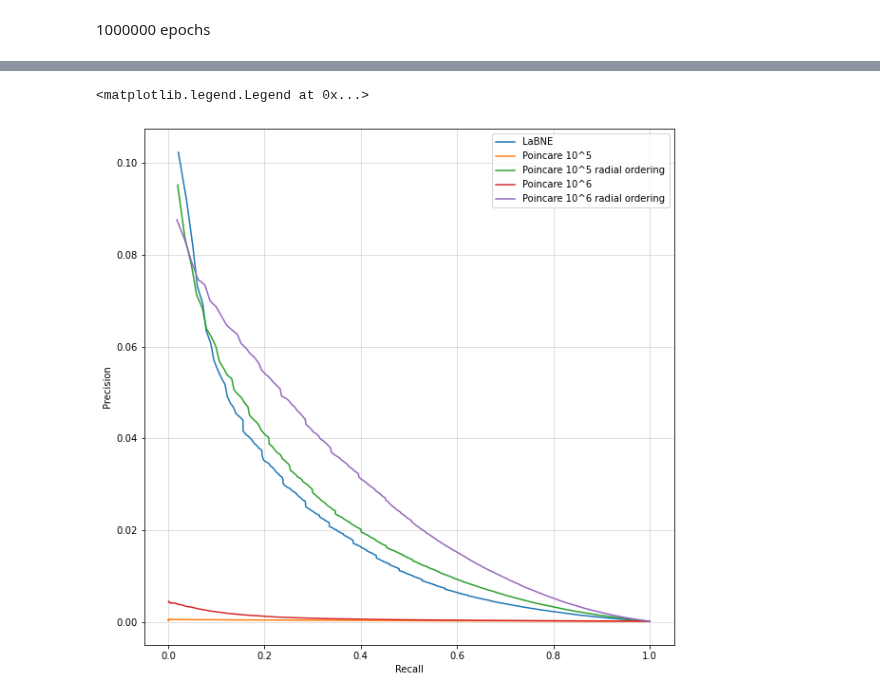
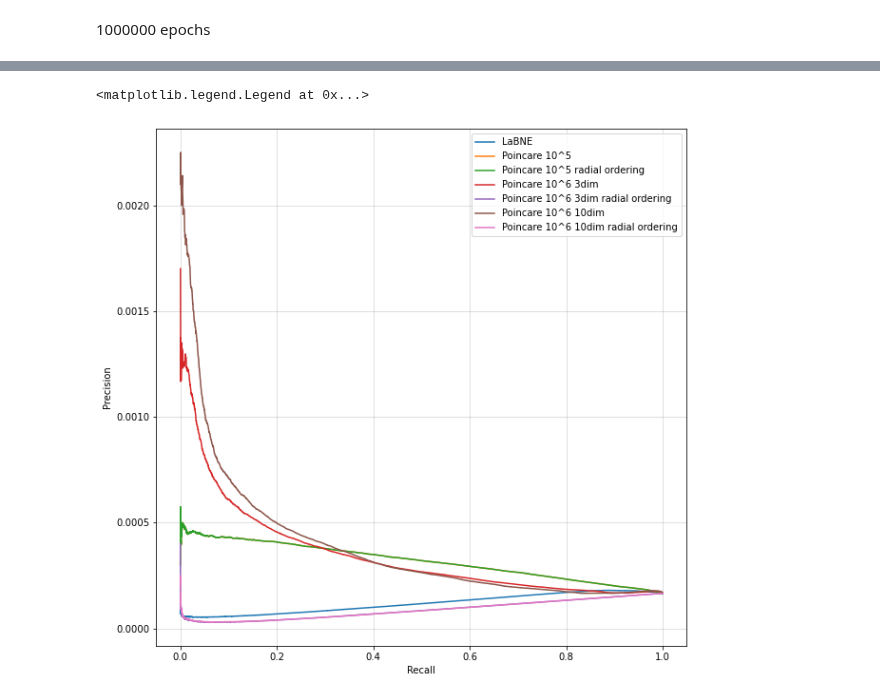
Before and after one commit to martinfama/LPGNN, a Jupyter notebook: ASI.ipynb, the cells around one changed output, grey strips where cells are left out. Saved outputs shown, nothing was run; the diff lists cells and outputs as text; code cells hidden in the pictures.

```diff
--- a/ASI.ipynb
+++ b/ASI.ipynb
@@ -48,10 +63,17 @@ N° of test edges:  48,119
 # %% [markdown]
 ### Generate LaBNE ASI network. Then, get precision and recall curve by calculating the distance matrix between all nodes.
 # %%
-ASI_LaBNE = LPGNN.labne.generateLaBNE(ASI, edge_index='edge_index', normalize_radius=False)
-ASI_R_LaBNE, ASI_P_LaBNE = LPGNN.LinkPrediction.precision_recall_score_file(ASI_LaBNE, position_name='LaBNE_node_polar_positions', filename='data/Distance_Lists/ASI/ASI_LaBNE', chunk_size=200000, skip_file_prep=False, step_size=10000)
+ASI_LaBNE = LPGNN.labne.generateLaBNE(ASI, edge_index='edge_index', normalize_radius=0.9)
+ASI_R_LaBNE_poincare, ASI_P_LaBNE_poincare = LPGNN.LinkPrediction.precision_recall_score_file(ASI_LaBNE, position_name='LaBNE_node_positions', filename='data/Distance_Lists/ASI/ASI_LaBNE', chunk_size=200000, skip_file_prep=False, step_size=10000, dist='poincare')
 os.remove('data/Distance_Lists/ASI/ASI_LaBNE')
 os.remove('data/Distance_Lists/ASI/ASI_LaBNE_sorted')
+ASI_R_LaBNE_hyp_norm, ASI_P_LaBNE_hyp_norm = LPGNN.LinkPrediction.precision_recall_score_file(ASI_LaBNE, position_name='LaBNE_node_polar_positions', filename='data/Distance_Lists/ASI/ASI_LaBNE', chunk_size=200000, skip_file_prep=False, step_size=10000, dist='hyp')
+os.remove('data/Distance_Lists/ASI/ASI_LaBNE')
+os.remove('data/Distance_Lists/ASI/ASI_LaBNE_sorted')
+ASI_LaBNE = LPGNN.labne.generateLaBNE(ASI, edge_index='edge_index', normalize_radius=False)
+ASI_R_LaBNE_hyp_nonorm, ASI_P_LaBNE_hyp_nonorm = LPGNN.LinkPrediction.precision_recall_score_file(ASI_LaBNE, position_name='LaBNE_node_polar_positions', filename='data/Distance_Lists/ASI/ASI_LaBNE', chunk_size=200000, skip_file_prep=False, step_size=10000, dist='hyp')
+os.remove('data/Distance_Lists/ASI/ASI_LaBNE')
+os.remove('data/Distance_Lists/ASI/ASI_LaBNE_sorted')
 # %% [output]
 Calculating best minimal value for power law fit
 Generating test mask...
@@ -70,13 +118,13 @@ init_pos = th.stack((r*th.cos(theta), r*th.sin(theta)), dim=1)
 # %% [markdown]
 100000 epochs
 # %%
-ASI_Poincare = LPGNN.poincare_embedding.poincare_embedding(ASI, epochs=100000, init_pos=init_pos)
-ASI_R_Poincare, ASI_P_Poincare = LPGNN.LinkPrediction.precision_recall_score_file(ASI_Poincare, position_name='PoincareEmbedding_node_polar_positions', filename='data/Distance_Lists/ASI/ASI_Poincare', chunk_size=200000, skip_file_prep=False, step_size=10000)
+ASI_Poincare = LPGNN.poincare_embedding.poincare_embedding(ASI, epochs=100000, init_pos=init_pos, normalize_radius=0.9)
+ASI_R_Poincare, ASI_P_Poincare = LPGNN.LinkPrediction.precision_recall_score_file(ASI_Poincare, position_name='PoincareEmbedding_node_positions', filename='data/Distance_Lists/ASI/ASI_Poincare', chunk_size=200000, skip_file_prep=False, step_size=10000)
 os.remove('data/Distance_Lists/ASI/ASI_Poincare')
 os.remove('data/Distance_Lists/ASI/ASI_Poincare_sorted')
 r = LPGNN.labne.radial_ordering(ASI_Poincare)
 ASI_Poincare.PoincareEmbedding_node_polar_positions[:,0] = r
-ASI_R_Poincare_radial_ordering, ASI_P_Poincare_radial_ordering = LPGNN.LinkPrediction.precision_recall_score_file(ASI_Poincare, position_name='PoincareEmbedding_node_polar_positions', filename='data/Distance_Lists/ASI/ASI_Poincare_radial_ordering', chunk_size=200000, skip_file_prep=False, step_size=10000)
+ASI_R_Poincare_radial_ordering, ASI_P_Poincare_radial_ordering = LPGNN.LinkPrediction.precision_recall_score_file(ASI_Poincare, position_name='PoincareEmbedding_node_positions', filename='data/Distance_Lists/ASI/ASI_Poincare_radial_ordering', chunk_size=200000, skip_file_prep=False, step_size=10000)
 os.remove('data/Distance_Lists/ASI/ASI_Poincare_radial_ordering')
 os.remove('data/Distance_Lists/ASI/ASI_Poincare_radial_ordering_sorted')
 # %% [output]
@@ -114,0 +195,10 @@ index: 290170000, R: 1.000, P: 0.000
+# %%
+ASI_Poincare = LPGNN.poincare_embedding.poincare_embedding(ASI, epochs=1000000, init_pos=init_pos, dim=3, normalize_radius=0.9)
+ASI_R_Poincare_3dim, ASI_P_Poincare_3dim = LPGNN.LinkPrediction.precision_recall_score_file(ASI_Poincare, position_name='PoincareEmbedding_node_polar_positions', filename='data/Distance_Lists/ASI/ASI_Poincare', chunk_size=200000, skip_file_prep=False, step_size=10000)
+os.remove('data/Distance_Lists/ASI/ASI_Poincare')
+os.remove('data/Distance_Lists/ASI/ASI_Poincare_sorted')
+r = LPGNN.labne.radial_ordering(ASI_Poincare)
+ASI_Poincare.PoincareEmbedding_node_polar_positions[:,0] = r
+ASI_R_Poincare_radial_ordering_3dim, ASI_P_Poincare_radial_ordering_3dim = LPGNN.LinkPrediction.precision_recall_score_file(ASI_Poincare, position_name='PoincareEmbedding_node_polar_positions', filename='data/Distance_Lists/ASI/ASI_Poincare_radial_ordering', chunk_size=200000, skip_file_prep=False, step_size=10000)
+os.remove('data/Distance_Lists/ASI/ASI_Poincare_radial_ordering')
+os.remove('data/Distance_Lists/ASI/ASI_Poincare_radial_ordering_sorted')
@@ -114,0 +218,10 @@ index: 290170000, R: 1.000, P: 0.000
+# %%
+ASI_Poincare = LPGNN.poincare_embedding.poincare_embedding(ASI, epochs=1000000, init_pos=init_pos, dim=10, normalize_radius=0.9)
+ASI_R_Poincare_10dim, ASI_P_Poincare_10dim = LPGNN.LinkPrediction.precision_recall_score_file(ASI_Poincare, position_name='PoincareEmbedding_node_polar_positions', filename='data/Distance_Lists/ASI/ASI_Poincare', chunk_size=200000, skip_file_prep=False, step_size=10000)
+os.remove('data/Distance_Lists/ASI/ASI_Poincare')
+os.remove('data/Distance_Lists/ASI/ASI_Poincare_sorted')
+r = LPGNN.labne.radial_ordering(ASI_Poincare)
+ASI_Poincare.PoincareEmbedding_node_polar_positions[:,0] = r
+ASI_R_Poincare_radial_ordering_10dim, ASI_P_Poincare_radial_ordering_10dim = LPGNN.LinkPrediction.precision_recall_score_file(ASI_Poincare, position_name='PoincareEmbedding_node_polar_positions', filename='data/Distance_Lists/ASI/ASI_Poincare_radial_ordering', chunk_size=200000, skip_file_prep=False, step_size=10000)
+os.remove('data/Distance_Lists/ASI/ASI_Poincare_radial_ordering')
+os.remove('data/Distance_Lists/ASI/ASI_Poincare_radial_ordering_sorted')
@@ -115,18 +241,22 @@ index: 290170000, R: 1.000, P: 0.000
 # %%
 fig, ax = plt.subplots(1, 1, figsize=(10, 10))
 ax.set_xlabel('Recall')
 ax.set_ylabel('Precision')
 ax.grid(alpha=0.5)
 
 ax.plot(ASI_R_LaBNE, ASI_P_LaBNE, label='LaBNE')
 ax.plot(ASI_R_Poincare, ASI_P_Poincare, label='Poincare 10^5')
 ax.plot(ASI_R_Poincare_radial_ordering, ASI_P_Poincare_radial_ordering, label='Poincare 10^5 radial ordering')
-ax.plot(ASI_R_Poincare_, ASI_P_Poincare_, label='Poincare 10^6')
-ax.plot(ASI_R_Poincare_radial_ordering_, ASI_P_Poincare_radial_ordering_, label='Poincare 10^6 radial ordering')
+#ax.plot(ASI_R_Poincare_, ASI_P_Poincare_, label='Poincare 10^6')
+#ax.plot(ASI_R_Poincare_radial_ordering_, ASI_P_Poincare_radial_ordering_, label='Poincare 10^6 radial ordering')
+ax.plot(ASI_R_Poincare_3dim, ASI_P_Poincare_3dim, label='Poincare 10^6 3dim')
+ax.plot(ASI_R_Poincare_radial_ordering_3dim, ASI_P_Poincare_radial_ordering_3dim, label='Poincare 10^6 3dim radial ordering')
+ax.plot(ASI_R_Poincare_10dim, ASI_P_Poincare_10dim, label='Poincare 10^6 10dim')
+ax.plot(ASI_R_Poincare_radial_ordering_10dim, ASI_P_Poincare_radial_ordering_10dim, label='Poincare 10^6 10dim radial ordering')
 # ax.plot(ASI_R_Poincare_09, ASI_P_Poincare_09, label='ASI Poincare 09')
 
 ax.legend()
 #ax.set_ylim(-0.001, 0.012)
 # %% [output]
 <matplotlib.legend.Legend at 0x...>
-[figure, old version]
+[figure, new version]
```
Also changed, not shown: parts of 11 cells of this notebook, 6 other files.
